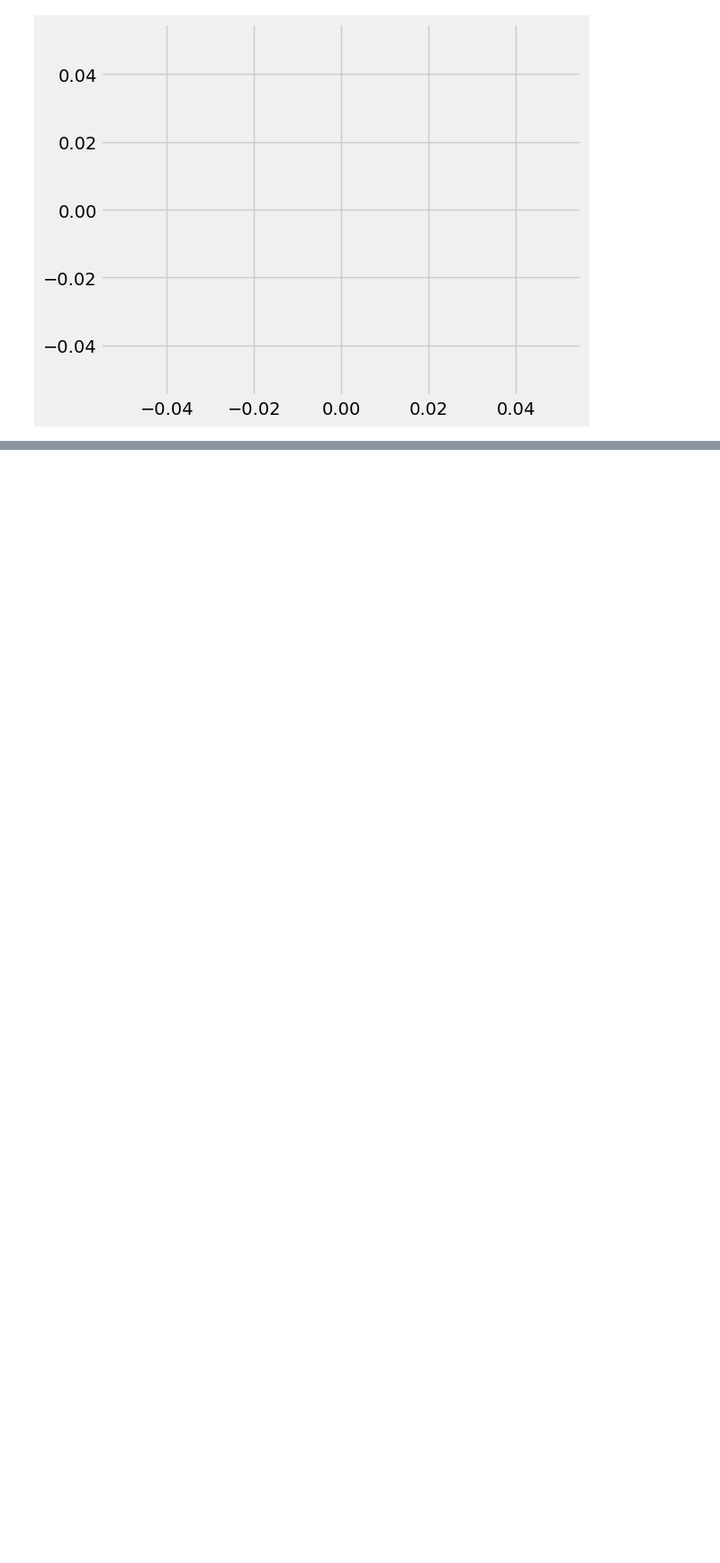
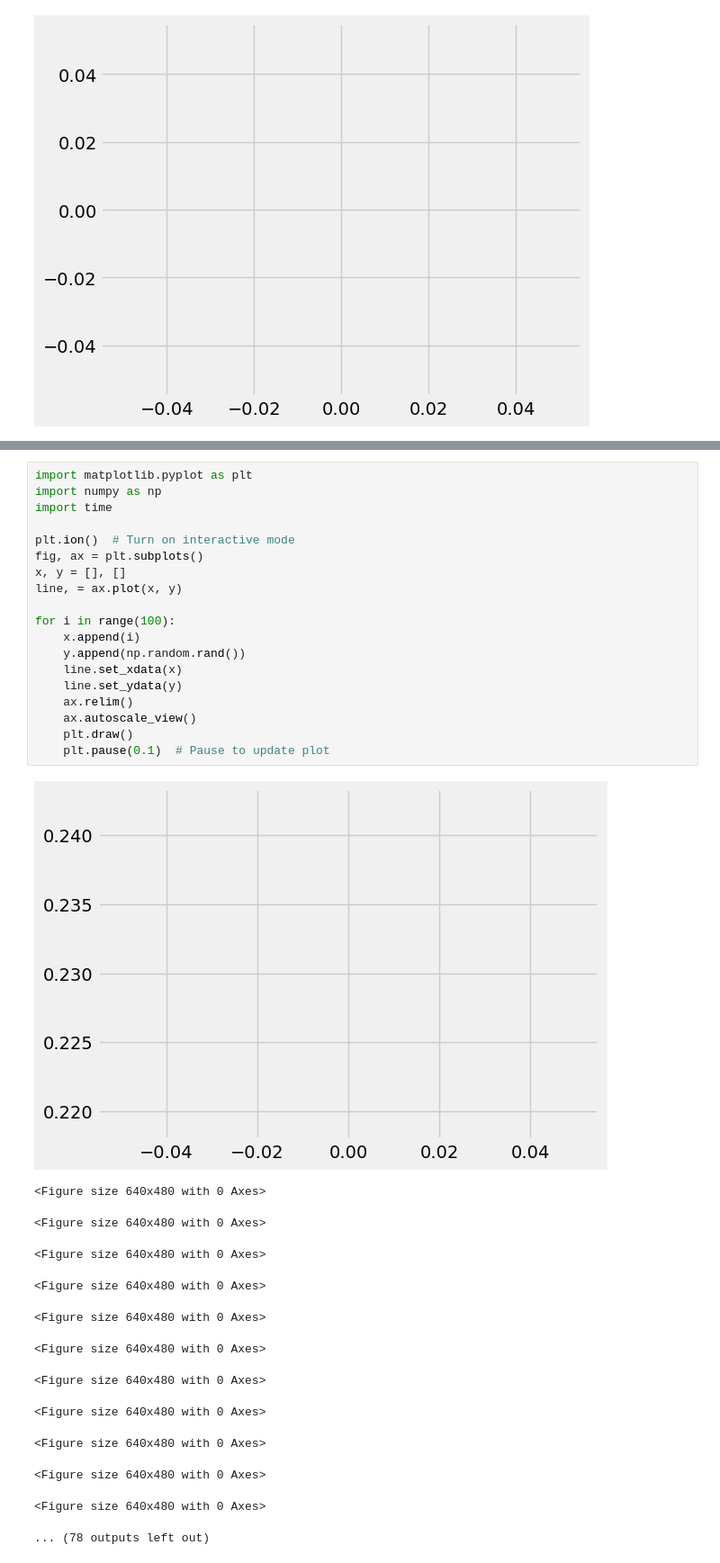
Before and after one commit to Bipin-Paudel/Learning_challenge----matplotlip, a Jupyter notebook: ten.ipynb, the cells around one changed output, grey strips where cells are left out. Shown at 90% size. Saved outputs shown, nothing was run; the diff lists cells and outputs as text; blank space fills up the shorter version.

```diff
--- a/ten.ipynb
+++ b/ten.ipynb
@@ -93,0 +115,33 @@ plt.show()
+# %%
+import matplotlib.pyplot as plt
+import numpy as np
+import time
+
+plt.ion()  # Turn on interactive mode
+fig, ax = plt.subplots()
+x, y = [], []
+line, = ax.plot(x, y)
+
+for i in range(100):
+    x.append(i)
+    y.append(np.random.rand())
+    line.set_xdata(x)
+    line.set_ydata(y)
+    ax.relim()
+    ax.autoscale_view()
+    plt.draw()
+    plt.pause(0.1)  # Pause to update plot
+# %% [output]
+[figure, added]
+<Figure size 640x480 with 0 Axes>
+<Figure size 640x480 with 0 Axes>
+<Figure size 640x480 with 0 Axes>
+<Figure size 640x480 with 0 Axes>
+<Figure size 640x480 with 0 Axes>
+<Figure size 640x480 with 0 Axes>
+<Figure size 640x480 with 0 Axes>
+<Figure size 640x480 with 0 Axes>
+<Figure size 640x480 with 0 Axes>
+<Figure size 640x480 with 0 Axes>
+<Figure size 640x480 with 0 Axes>
+... (78 outputs left out)
```
Also changed, not shown: parts of 1 cell of this notebook, 7 other files.
